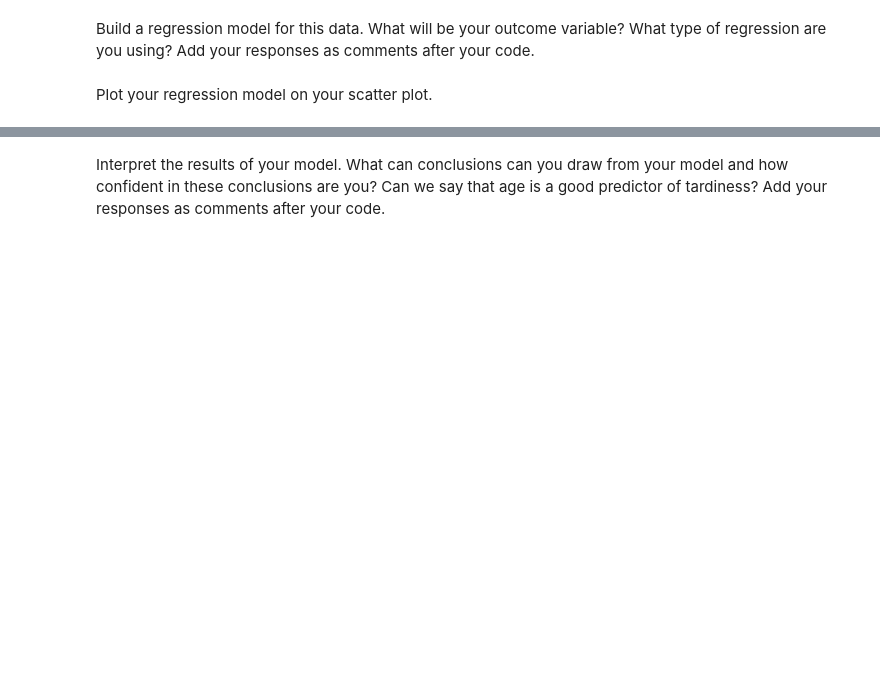
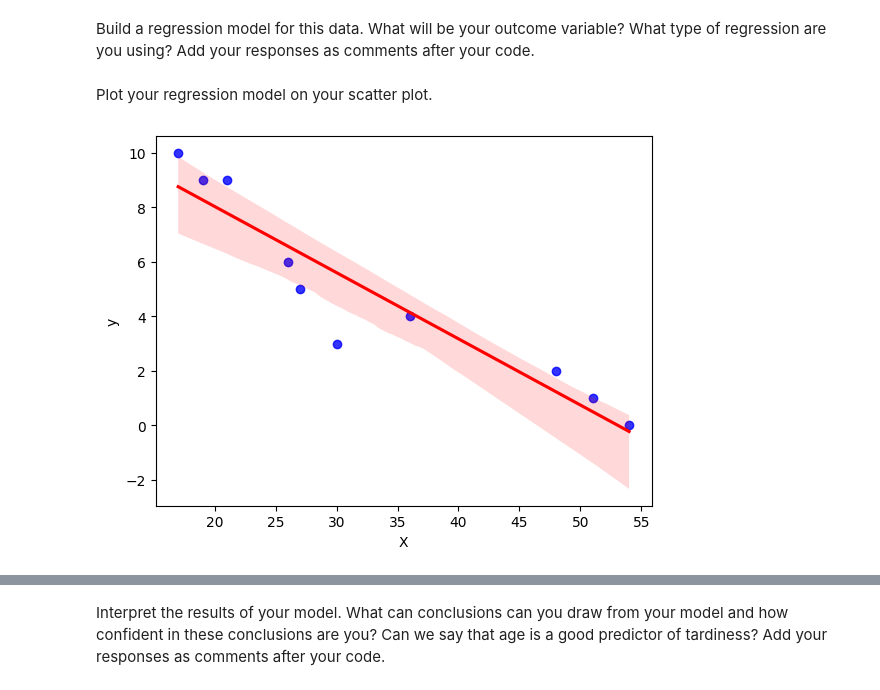
Before and after one commit to Ironhack-data-bcn-oct-2023/lab-regression-analysis, a Jupyter notebook: your-code.ipynb, the cells around one changed output, grey strips where cells are left out. Saved outputs shown, nothing was run; the diff lists cells and outputs as text; code cells hidden in the pictures; blank space fills up the shorter version.

```diff
--- a/your-code.ipynb
+++ b/your-code.ipynb
@@ -49,2 +68,8 @@ Build a regression model for this data. What will be your outcome variable? What
+# %%
+X = student_data[["Age"]]
+
+y = student_data.Tardies
+
+lr = LinearRegression().fit(X, y)
 # %% [markdown]
 Plot your regression model on your scatter plot.
@@ -52,0 +76,6 @@ Plot your regression model on your scatter plot.
+# %%
+data = pd.DataFrame(data=np.column_stack((X, y)), columns=['X', 'y'])
+
+sns.regplot(x='X', y='y', data=data, scatter_kws={'color': 'blue'}, line_kws={'color': 'red'});
+# %% [output]
+[figure, added]
```
Also changed, not shown: parts of 22 cells of this notebook.
